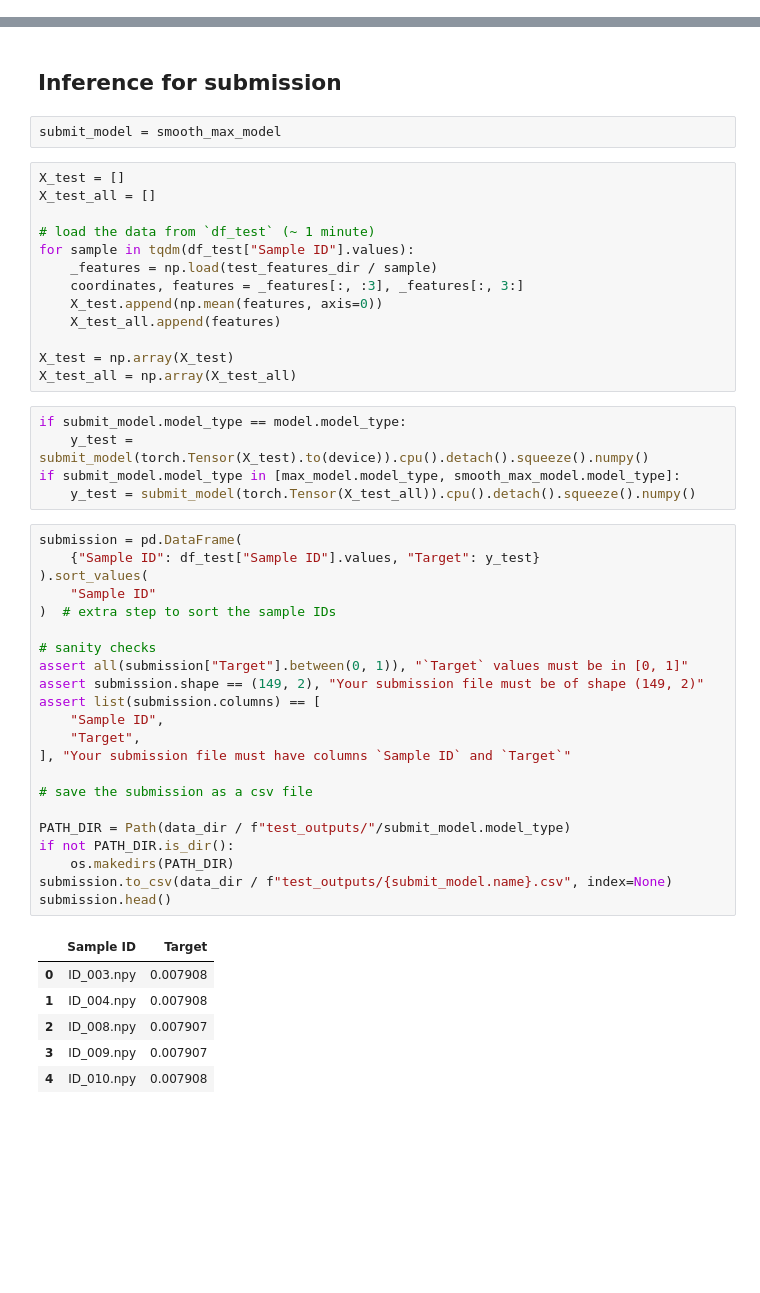
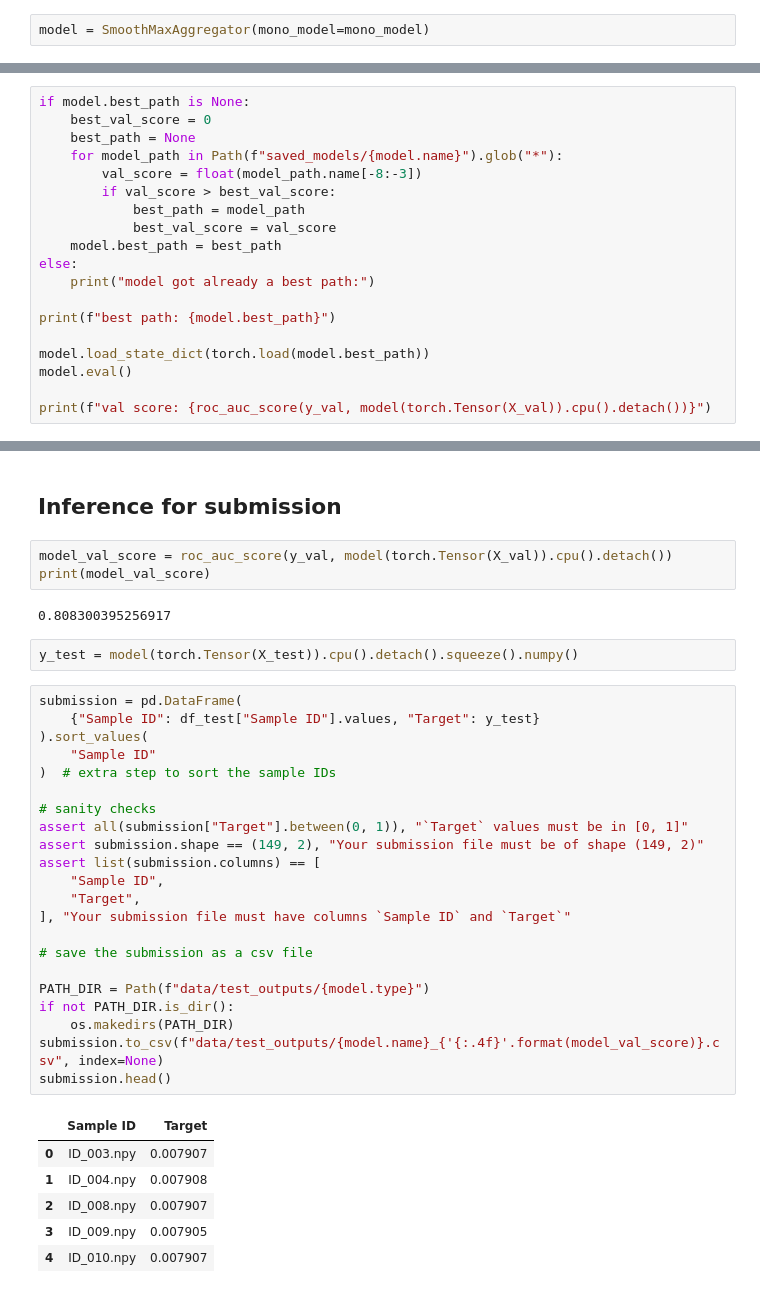
Before and after one commit to StanislasDOZIAS/OWKIN_challenge, a Jupyter notebook: MLP.ipynb, the cells around one changed output, grey strips where cells are left out. Saved outputs shown, nothing was run; the diff lists cells and outputs as text; blank space fills up the shorter version.

```diff
--- a/MLP.ipynb
+++ b/MLP.ipynb
@@ -554,0 +234,2 @@ Find logs at: .\wandb\run-20230128_144943-aaqd0xac\logs
+# %%
+model = SmoothMaxAggregator(mono_model=mono_model)
@@ -554,0 +299,19 @@ Find logs at: .\wandb\run-20230128_144943-aaqd0xac\logs
+# %%
+if model.best_path is None:
+    best_val_score = 0
+    best_path = None
+    for model_path in Path(f"saved_models/{model.name}").glob("*"):
+        val_score = float(model_path.name[-8:-3])
+        if val_score > best_val_score:
+            best_path = model_path
+            best_val_score = val_score
+    model.best_path = best_path
+else:
+    print("model got already a best path:")
+
+print(f"best path: {model.best_path}")
+
+model.load_state_dict(torch.load(model.best_path))
+model.eval()
+
+print(f"val score: {roc_auc_score(y_val, model(torch.Tensor(X_val)).cpu().detach())}")
@@ -617,52 +384,39 @@ raise ValueError
 ValueError:
 # %% [markdown]
 ## Inference for submission
-# %%
-submit_model = smooth_max_model
-# %%
-X_test = []
-X_test_all = []
-
-# load the data from `df_test` (~ 1 minute)
-for sample in tqdm(df_test["Sample ID"].values):
-    _features = np.load(test_features_dir / sample)
-    coordinates, features = _features[:, :3], _features[:, 3:]
-    X_test.append(np.mean(features, axis=0))
-    X_test_all.append(features)
-
-X_test = np.array(X_test)
-X_test_all = np.array(X_test_all)
-# %%
-if submit_model.model_type == model.model_type:
-    y_test = submit_model(torch.Tensor(X_test).to(device)).cpu().detach().squeeze().numpy()
-if submit_model.model_type in [max_model.model_type, smooth_max_model.model_type]:
-    y_test = submit_model(torch.Tensor(X_test_all)).cpu().detach().squeeze().numpy()
+# %%
+model_val_score = roc_auc_score(y_val, model(torch.Tensor(X_val)).cpu().detach())
+print(model_val_score)
+# %% [output]
+0.808300395256917
+# %%
+y_test = model(torch.Tensor(X_test)).cpu().detach().squeeze().numpy()
 # %%
 submission = pd.DataFrame(
     {"Sample ID": df_test["Sample ID"].values, "Target": y_test}
 ).sort_values(
     "Sample ID"
 )  # extra step to sort the sample IDs
 
 # sanity checks
 assert all(submission["Target"].between(0, 1)), "`Target` values must be in [0, 1]"
 assert submission.shape == (149, 2), "Your submission file must be of shape (149, 2)"
 assert list(submission.columns) == [
     "Sample ID",
     "Target",
 ], "Your submission file must have columns `Sample ID` and `Target`"
 
 # save the submission as a csv file
 
-PATH_DIR = Path(data_dir / f"test_outputs/"/submit_model.model_type)
+PATH_DIR = Path(f"data/test_outputs/{model.type}")
 if not PATH_DIR.is_dir():
     os.makedirs(PATH_DIR)
-submission.to_csv(data_dir / f"test_outputs/{submit_model.name}.csv", index=None)
+submission.to_csv(f"data/test_outputs/{model.name}_{'{:.4f}'.format(model_val_score)}.csv", index=None)
 submission.head()
 # %% [output]
 |  | Sample ID | Target |
-| 0 | ID_003.npy | 0.007908 |
+| 0 | ID_003.npy | 0.007907 |
 | 1 | ID_004.npy | 0.007908 |
 | 2 | ID_008.npy | 0.007907 |
-| 3 | ID_009.npy | 0.007907 |
-| 4 | ID_010.npy | 0.007908 |
+| 3 | ID_009.npy | 0.007905 |
+| 4 | ID_010.npy | 0.007907 |
```
Also changed, not shown: parts of 70 cells of this notebook, 10 other files.
